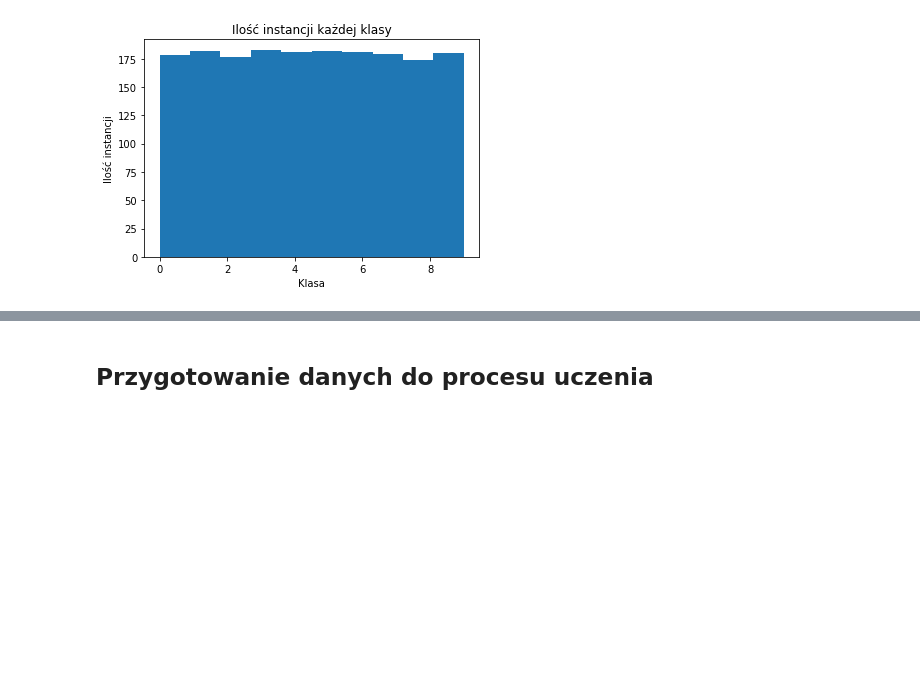
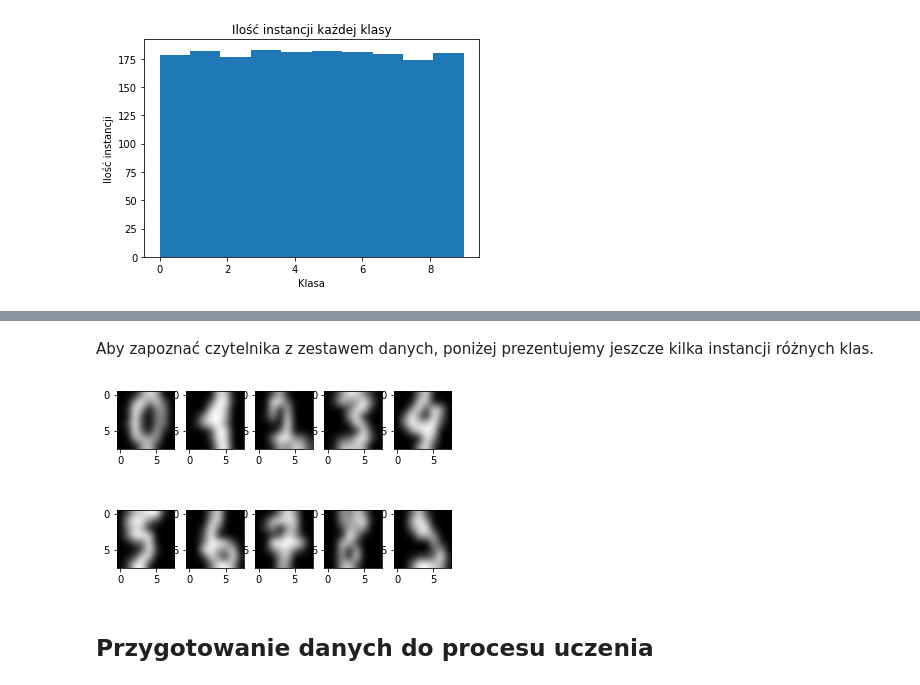
Before and after one commit to wojtasRobert/PSZT-19L, a Jupyter notebook: main.ipynb, the cells around one changed output, grey strips where cells are left out. Saved outputs shown, nothing was run; the diff lists cells and outputs as text; code cells hidden in the pictures; blank space fills up the shorter version.

```diff
--- a/main.ipynb
+++ b/main.ipynb
@@ -34,3 +51,11 @@ Każda instancja posiada 64 cech.
+# %% [markdown]
+Aby zapoznać czytelnika z zestawem danych, poniżej prezentujemy jeszcze kilka instancji różnych klas.
+# %%
+for idx in range(0, 10):
+    plt.subplot(2, 5, 1 + idx)
+    _ = plt.imshow(np.reshape(digits.data[10 + idx], (8, 8)), cmap='gray', interpolation='bicubic')
+# %% [output]
+[figure, added]
 # %% [markdown]
 ## Przygotowanie danych do procesu uczenia
 # %%
```
Also changed, not shown: parts of 11 cells of this notebook.
